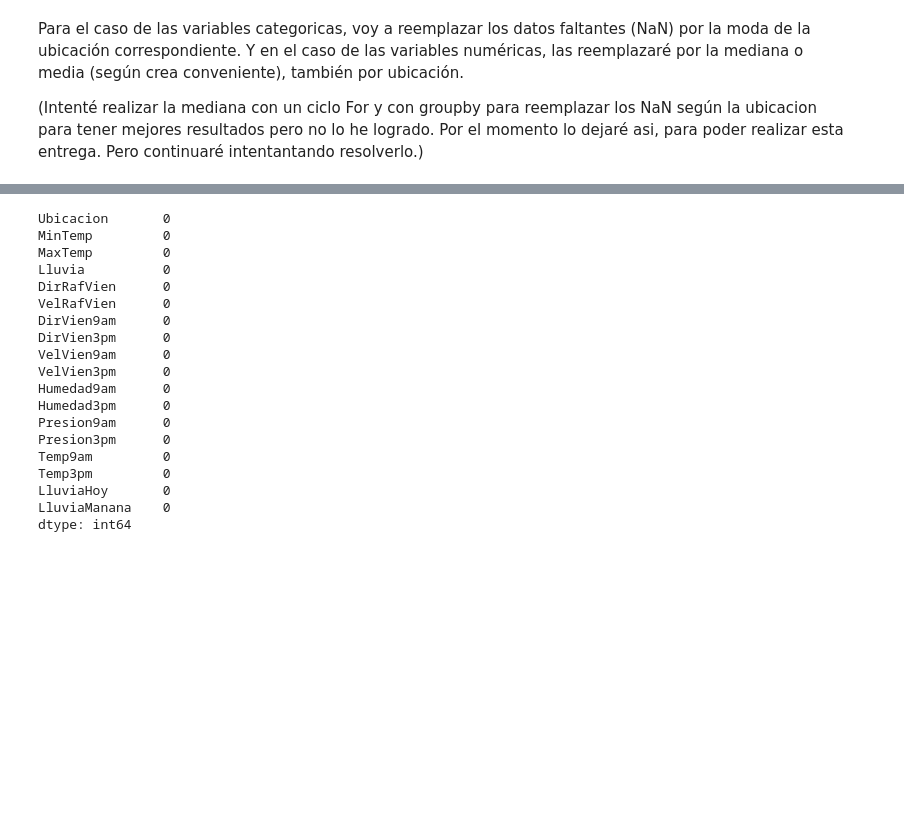
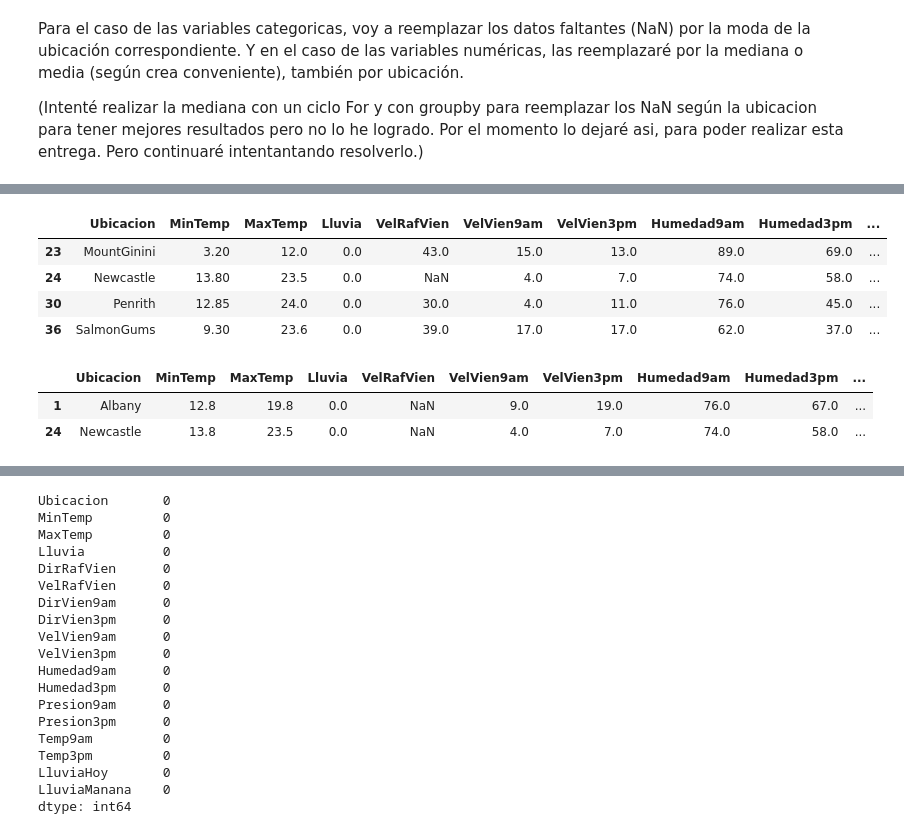
Before and after one commit to DanyPao/DataScience1-Daniela-Esposito, a Jupyter notebook: Visualizacion_Daniela_Esposito.ipynb, the cells around one changed output, grey strips where cells are left out. Saved outputs shown, nothing was run; the diff lists cells and outputs as text; code cells hidden in the pictures; blank space fills up the shorter version.

```diff
--- a/Visualizacion_Daniela_Esposito.ipynb
+++ b/Visualizacion_Daniela_Esposito.ipynb
@@ -212,0 +280,14 @@ Para el caso de las variables categoricas, voy a reemplazar los datos faltantes
+# %%
+df2[df2['Presion3pm'].isnull()]
+# %% [output]
+|  | Ubicacion | MinTemp | MaxTemp | Lluvia | VelRafVien | VelVien9am | VelVien3pm | Humedad9am | Humedad3pm | ... |
+| 23 | MountGinini | 3.20 | 12.0 | 0.0 | 43.0 | 15.0 | 13.0 | 89.0 | 69.0 | ... |
+| 24 | Newcastle | 13.80 | 23.5 | 0.0 | NaN | 4.0 | 7.0 | 74.0 | 58.0 | ... |
+| 30 | Penrith | 12.85 | 24.0 | 0.0 | 30.0 | 4.0 | 11.0 | 76.0 | 45.0 | ... |
+| 36 | SalmonGums | 9.30 | 23.6 | 0.0 | 39.0 | 17.0 | 17.0 | 62.0 | 37.0 | ... |
+# %%
+df2[df2['VelRafVien'].isnull()]
+# %% [output]
+|  | Ubicacion | MinTemp | MaxTemp | Lluvia | VelRafVien | VelVien9am | VelVien3pm | Humedad9am | Humedad3pm | ... |
+| 1 | Albany | 12.8 | 19.8 | 0.0 | NaN | 9.0 | 19.0 | 76.0 | 67.0 | ... |
+| 24 | Newcastle | 13.8 | 23.5 | 0.0 | NaN | 4.0 | 7.0 | 74.0 | 58.0 | ... |
```
Also changed, not shown: parts of 13 cells of this notebook.
